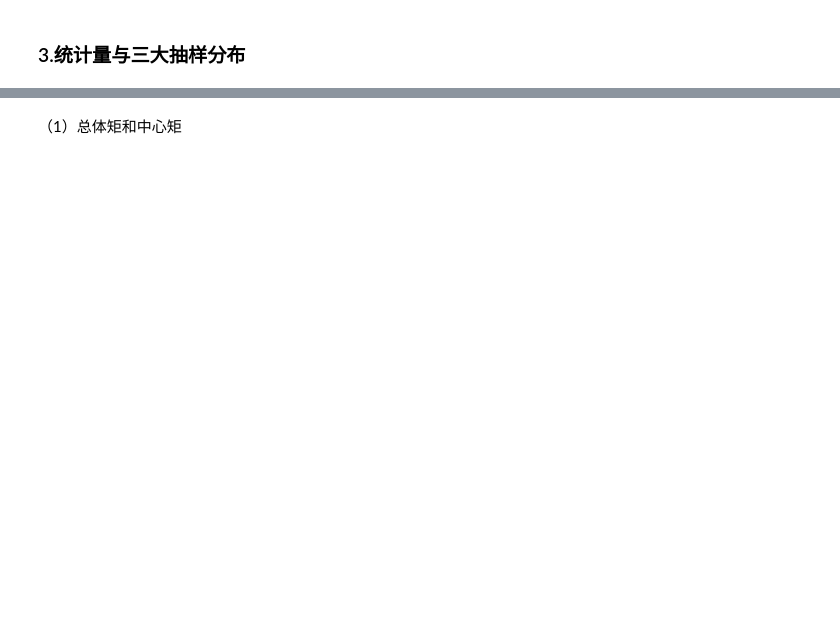
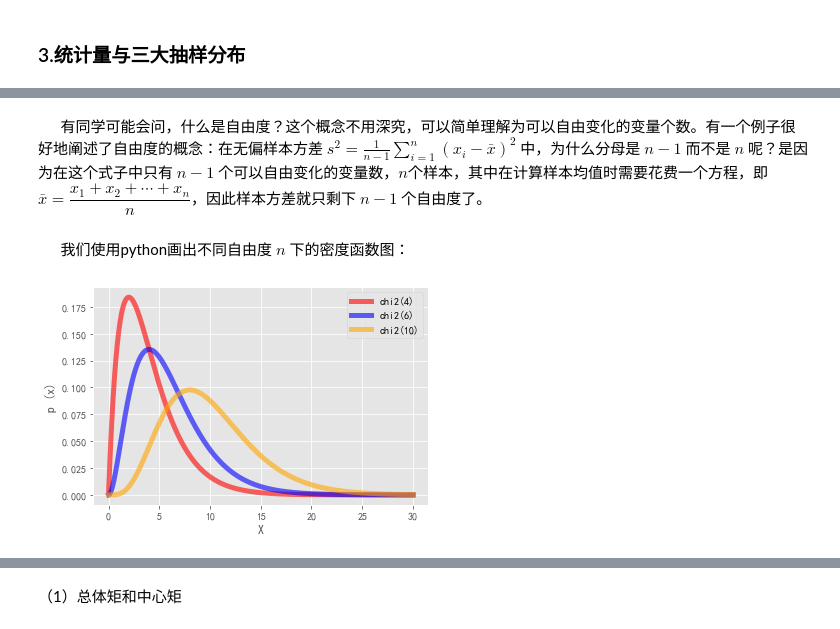
Before and after one commit to Git-Model/__init_Modeling__, a Jupyter notebook: 概率论与数理统计/TASK4_数理统计.ipynb, the cells around one changed output, grey strips where cells are left out. Saved outputs shown, nothing was run; the diff lists cells and outputs as text; code cells hidden in the pictures; blank space fills up the shorter version.

```diff
--- a/概率论与数理统计/TASK4_数理统计.ipynb
+++ b/概率论与数理统计/TASK4_数理统计.ipynb
@@ -730,0 +563,19 @@ plt.show()
+# %% [markdown]
+&emsp;&emsp;有同学可能会问，什么是自由度？这个概念不用深究，可以简单理解为可以自由变化的变量个数。有一个例子很好地阐述了自由度的概念：在无偏样本方差 $\displaystyle s^2 = \frac{1}{n-1} \sum_{i=1}^{n}(x_i - \bar{x})^2$ 中，为什么分母是 $n-1$ 而不是 $n$ 呢？是因为在这个式子中只有 $n-1$ 个可以自由变化的变量数，$n$个样本，其中在计算样本均值时需要花费一个方程，即 $\bar{x} = \dfrac{x_1 + x_2 + \cdots + x_n}{n}$，因此样本方差就只剩下 $n-1$ 个自由度了。
+# %% [markdown]
+&emsp;&emsp;我们使用python画出不同自由度 $n$ 下的密度函数图：
+# %%
+# 使用scipy计算pdf画图(非自定义函数)
+from scipy.stats import chi2
+x = np.linspace(0.01, 30, 10000)
+plt.plot(x, chi2.pdf(x, df=4), 'r-', lw=5, alpha=0.6, label='chi2(4)', c='red')
+plt.plot(x, chi2.pdf(x, df=6), 'r-', lw=5,
+         alpha=0.6, label='chi2(6)', c='blue')
+plt.plot(x, chi2.pdf(x, df=10), 'r-', lw=5,
+         alpha=0.6, label='chi2(10)', c='orange')
+plt.xlabel("X")
+plt.ylabel("p (x)")
+plt.legend()
+plt.show()
+# %% [output]
+[figure, added]
```
Also changed, not shown: parts of 281 cells of this notebook, 1 other file.
